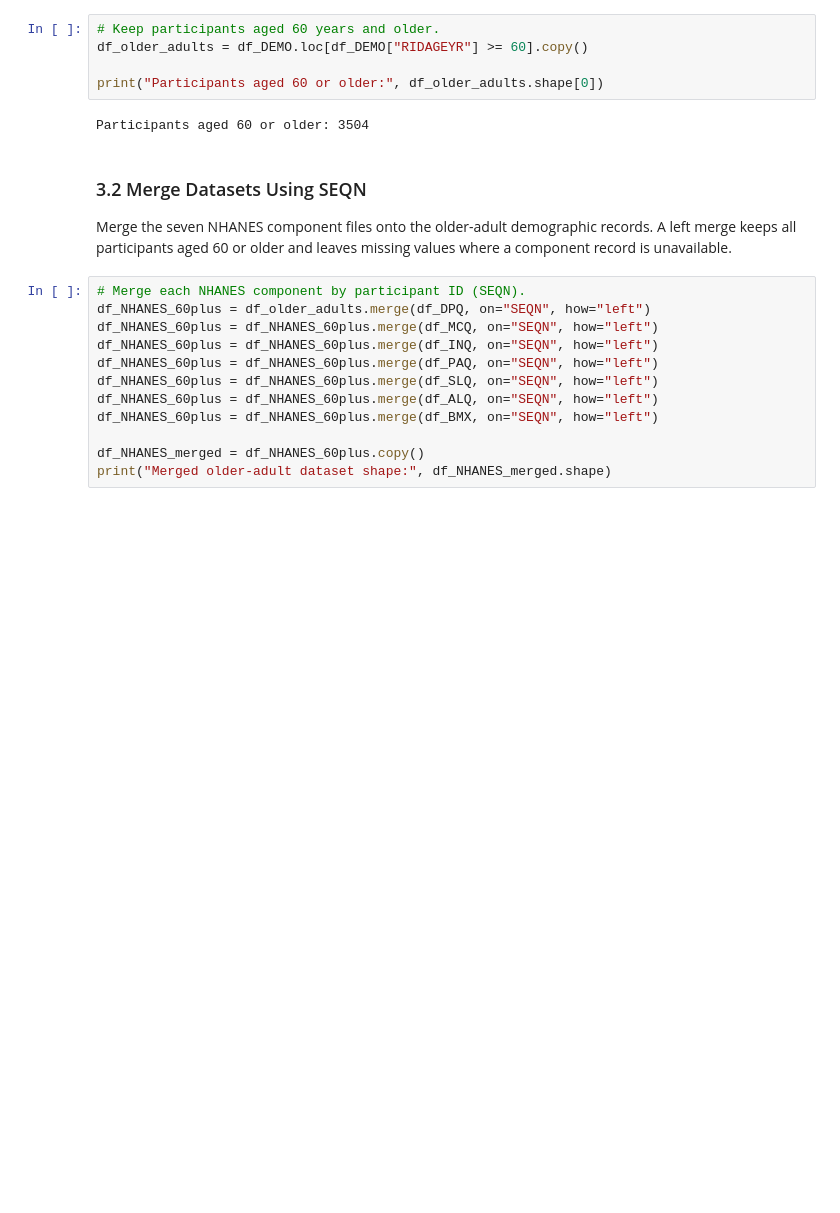
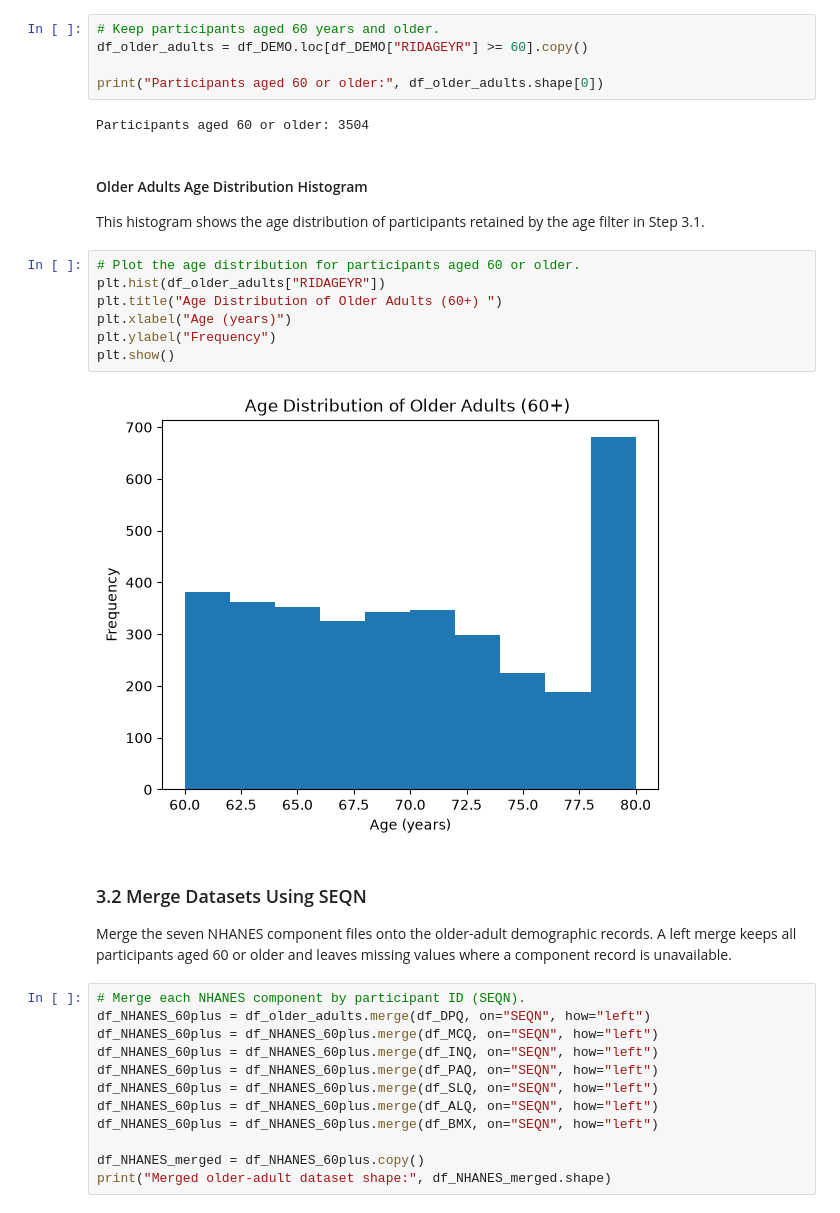
Before and after one commit to thaninnada/CA1_Machine_Learning_Sep2026, a Jupyter notebook: CA1_NHANES_Machine_Learning.ipynb, the cells around one changed output. Drawn from its saved outputs; the diff is of its cells as text; blank space fills up the shorter version.

```diff
--- a/CA1_NHANES_Machine_Learning.ipynb
+++ b/CA1_NHANES_Machine_Learning.ipynb
@@ -629,6 +629,19 @@ df_older_adults = df_DEMO.loc[df_DEMO["RIDAGEYR"] >= 60].copy()
 print("Participants aged 60 or older:", df_older_adults.shape[0])
 # %% [output]
 Participants aged 60 or older: 3504
+# %% [markdown]
+#### Older Adults Age Distribution Histogram
+
+This histogram shows the age distribution of participants retained by the age filter in Step 3.1.
+# %%
+# Plot the age distribution for participants aged 60 or older.
+plt.hist(df_older_adults["RIDAGEYR"])
+plt.title("Age Distribution of Older Adults (60+) ")
+plt.xlabel("Age (years)")
+plt.ylabel("Frequency")
+plt.show()
+# %% [output]
+[figure, added]
 # %% [markdown]
 ### 3.2 Merge Datasets Using SEQN
 
```
Also changed, not shown: parts of 9 cells of this notebook.
